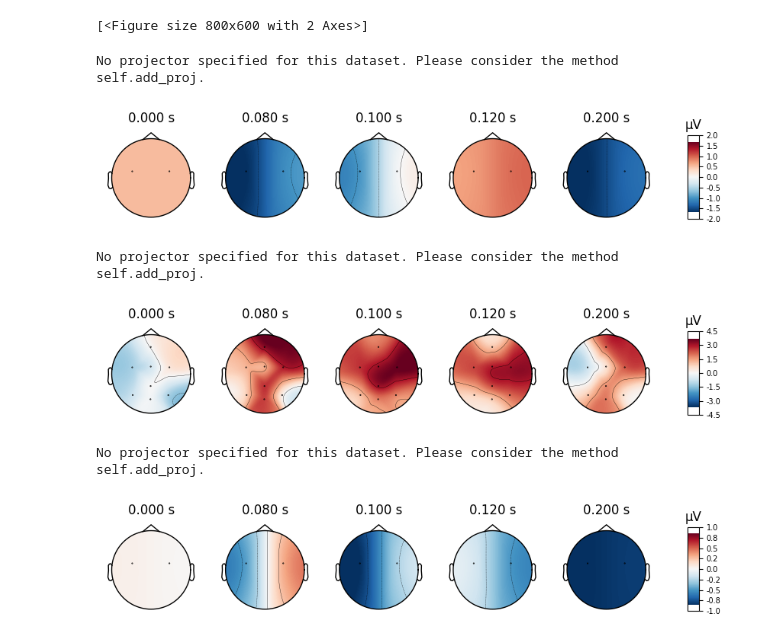
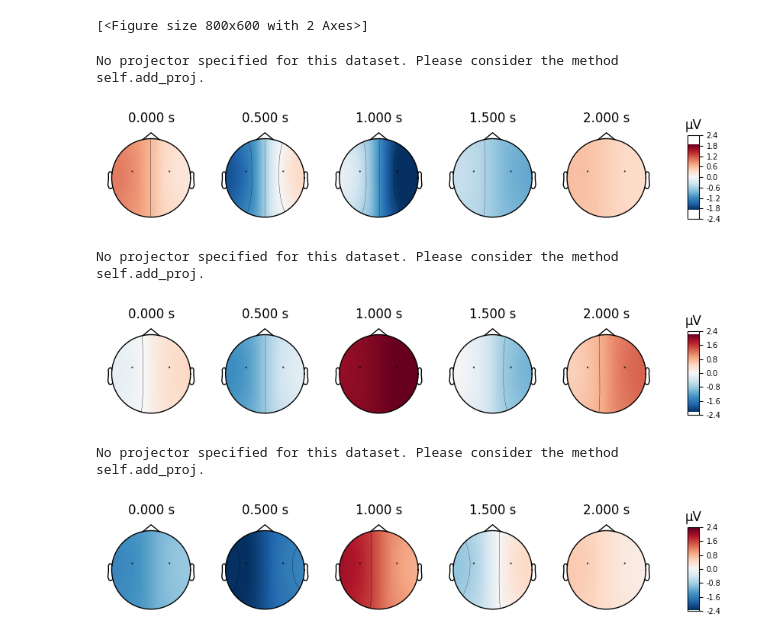
Before and after one commit to nemesgyadam/Motor-Execution-Classifiaction, a Jupyter notebook: notebooks/MNE_C3C4_stats.ipynb, the cells around one changed output. Saved outputs shown, nothing was run; the diff lists cells and outputs as text; code cells hidden in the pictures.

```diff
--- a/notebooks/MNE_C3C4_stats.ipynb
+++ b/notebooks/MNE_C3C4_stats.ipynb
@@ -74,0 +88,3 @@ epochs = create_epochs(EEG_data)
+# %%
+raw_data = loadData(subject, session, config.relax_time)
+raw_data.describe()
@@ -74,0 +112,4 @@ epochs = create_epochs(EEG_data)
+# %%
+filtered_data = raw_data.copy()
+filter(filtered_data)
+filtered_data.describe()
@@ -74,0 +155,3 @@ epochs = create_epochs(EEG_data)
+# %%
+filtered_motor_data = filtered_data.copy()
+filtered_motor_data.drop_channels(["Fz", "Cz", "Pz", "PO7", "Oz", "PO8"])
@@ -95,0 +191,2 @@ none
+# %%
+epochs = create_epochs(filtered_motor_data)
@@ -131,19 +259,19 @@ combining channels using "gfp"
 [<Figure size 800x600 with 2 Axes>]
 # %%
 right_evoked.plot_joint(picks='eeg')
-right_evoked.plot_topomap(times=[0., 0.08, 0.1, 0.12, 0.2], ch_type='eeg')
+right_evoked.plot_topomap(times=[0., 0.5, 1.0, 1.5, 2.0], ch_type='eeg')
 # %% [output]
 No projector specified for this dataset. Please consider the method self.add_proj.
-[figure, old version]
+[figure, new version]
 # %%
 left_evoked.plot_joint(picks='eeg')
-left_evoked.plot_topomap(times=[0., 0.08, 0.1, 0.12, 0.2], ch_type='eeg')
+left_evoked.plot_topomap(times=[0., 0.5, 1.0, 1.5, 2.0], ch_type='eeg')
 # %% [output]
 No projector specified for this dataset. Please consider the method self.add_proj.
-[figure, old version]
+[figure, new version]
 # %%
 rest_evoked.plot_joint(picks='eeg')
-rest_evoked.plot_topomap(times=[0., 0.08, 0.1, 0.12, 0.2], ch_type='eeg')
+rest_evoked.plot_topomap(times=[0., 0.5, 1.0, 1.5, 2.0], ch_type='eeg')
 # %% [output]
 No projector specified for this dataset. Please consider the method self.add_proj.
-[figure, old version]
+[figure, new version]
```
Also changed, not shown: parts of 20 cells of this notebook, 7 other files.
